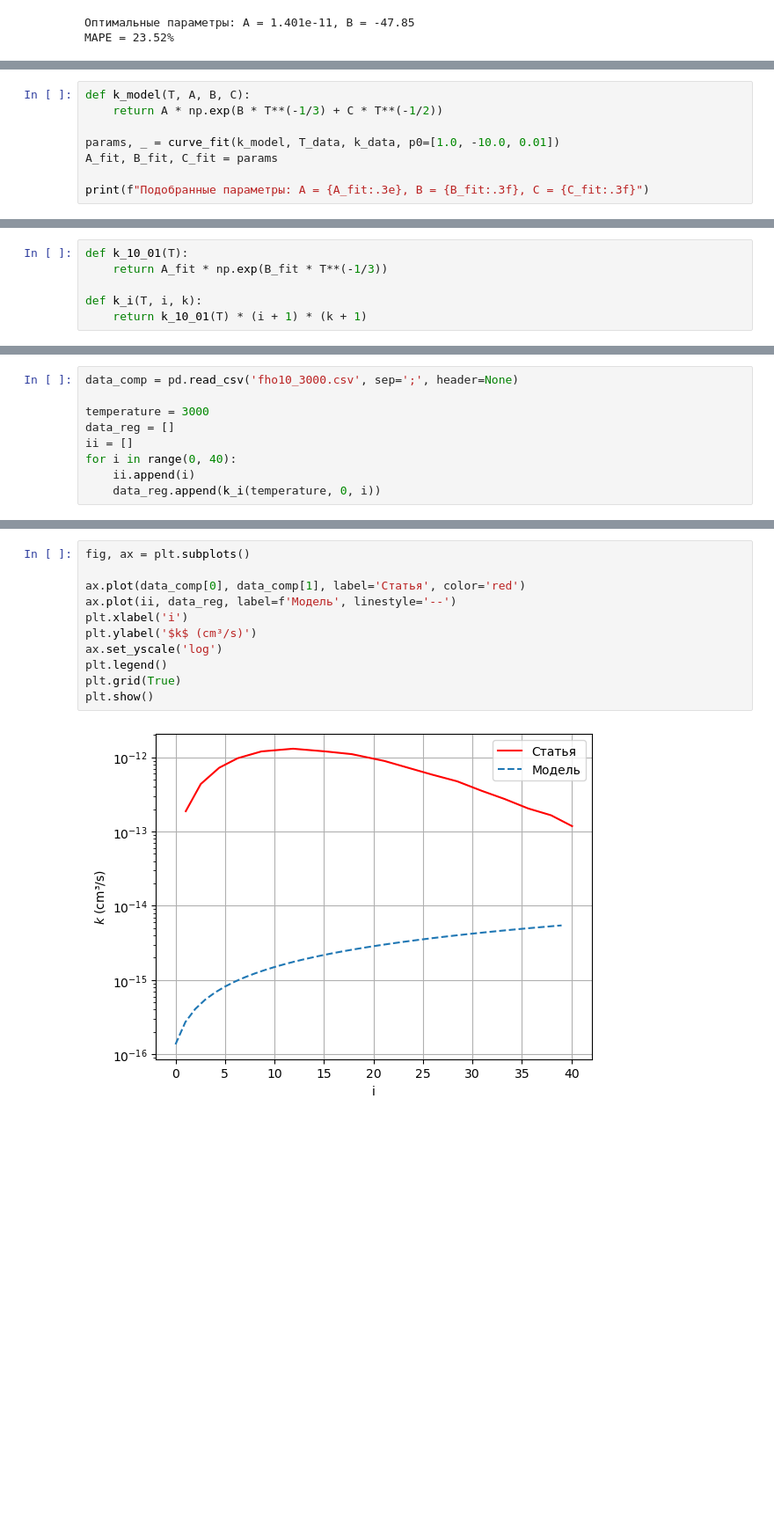
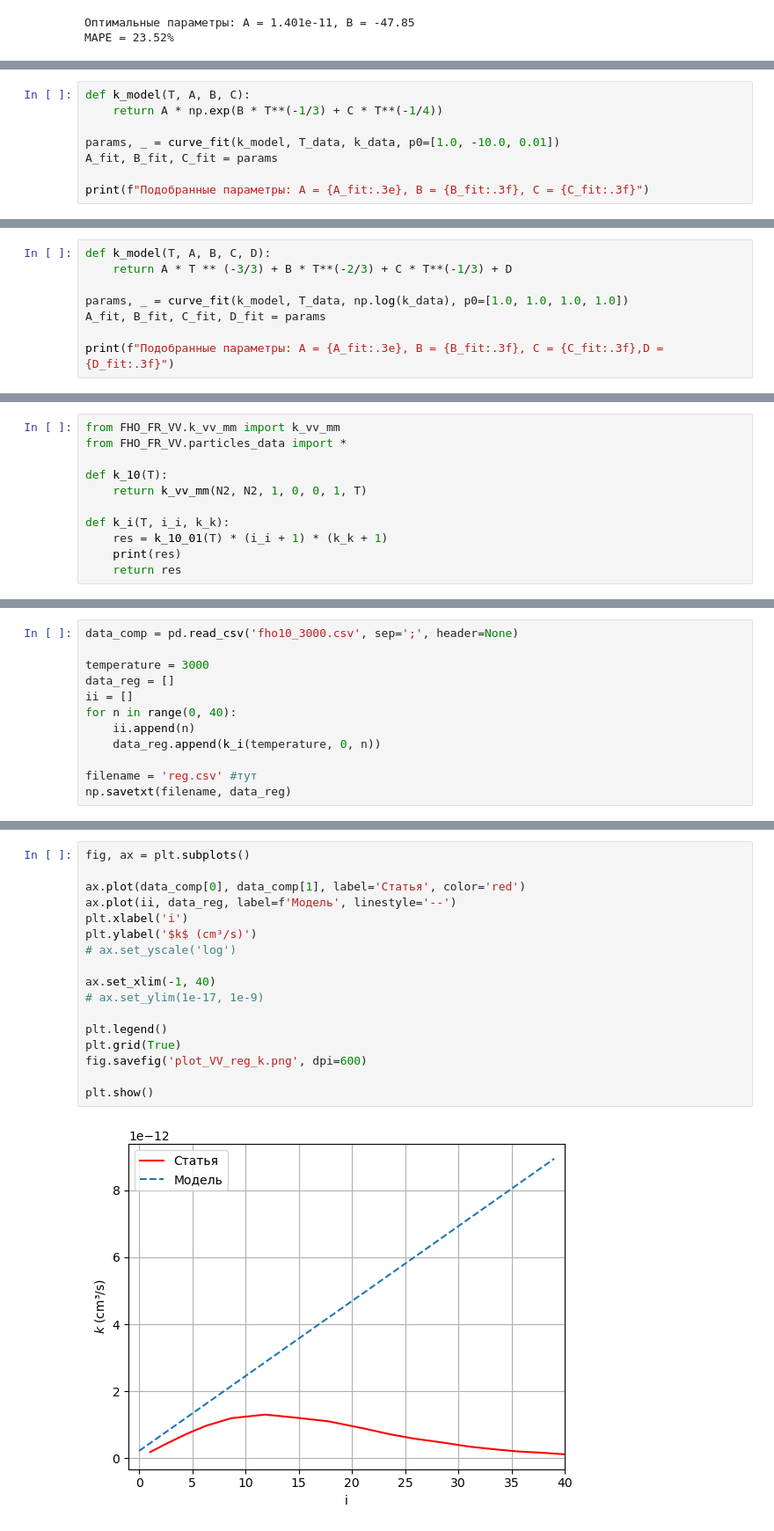
Before and after one commit to st107958/fho_gen, a Jupyter notebook: reg/regression.ipynb, the cells around one changed output, grey strips where cells are left out. Shown at 88% size. Drawn from its saved outputs; the diff is of its cells as text; blank space fills up the shorter version.

```diff
--- a/reg/regression.ipynb
+++ b/reg/regression.ipynb
@@ -41,6 +57,6 @@ print(f"Подобранные параметры: A = {A_fit:.3e}, B = {B_fit:.
 # %%
 def k_model(T, A, B, C):
-    return A * np.exp(B * T**(-1/3) + C * T**(-1/2))
+    return A * np.exp(B * T**(-1/3) + C * T**(-1/4))
 
 params, _ = curve_fit(k_model, T_data, k_data, p0=[1.0, -10.0, 0.01])
 A_fit, B_fit, C_fit = params
@@ -80,0 +127,8 @@ print(f"Подобранные параметры: A = {A_fit:.3e}, B = {N_fit:.
+# %%
+def k_model(T, A, B, C, D):
+    return A * T ** (-3/3) + B * T**(-2/3) + C * T**(-1/3) + D
+
+params, _ = curve_fit(k_model, T_data, np.log(k_data), p0=[1.0, 1.0, 1.0, 1.0])
+A_fit, B_fit, C_fit, D_fit = params
+
+print(f"Подобранные параметры: A = {A_fit:.3e}, B = {B_fit:.3f}, C = {C_fit:.3f},D = {D_fit:.3f}")
@@ -105,8 +182,13 @@ MSE = 3.221e+229
 # %%
-def k_10_01(T):
-    return A_fit * np.exp(B_fit * T**(-1/3))
+from FHO_FR_VV.k_vv_mm import k_vv_mm
+from FHO_FR_VV.particles_data import *
 
-def k_i(T, i, k):
-    return k_10_01(T) * (i + 1) * (k + 1)
+def k_10(T):
+    return k_vv_mm(N2, N2, 1, 0, 0, 1, T)
+
+def k_i(T, i_i, k_k):
+    res = k_10_01(T) * (i_i + 1) * (k_k + 1)
+    print(res)
+    return res
 # %%
 n_points = 24
@@ -170,6 +290,9 @@ data_comp = pd.read_csv('fho10_3000.csv', sep=';', header=None)
 temperature = 3000
 data_reg = []
 ii = []
-for i in range(0, 40):
-    ii.append(i)
-    data_reg.append(k_i(temperature, 0, i))
+for n in range(0, 40):
+    ii.append(n)
+    data_reg.append(k_i(temperature, 0, n))
+
+filename = 'reg.csv' #тут
+np.savetxt(filename, data_reg)
@@ -176,13 +317,19 @@ for i in range(0, 40):
 # %%
 fig, ax = plt.subplots()
 
 ax.plot(data_comp[0], data_comp[1], label='Статья', color='red')
 ax.plot(ii, data_reg, label=f'Модель', linestyle='--')
 plt.xlabel('i')
 plt.ylabel('$k$ (cm³/s)')
-ax.set_yscale('log')
+# ax.set_yscale('log')
+
+ax.set_xlim(-1, 40)
+# ax.set_ylim(1e-17, 1e-9)
+
 plt.legend()
 plt.grid(True)
+fig.savefig('plot_VV_reg_k.png', dpi=600)
+
 plt.show()
 # %% [output]
-[figure, old version]
+[figure, new version]
```
Also changed, not shown: parts of 15 cells of this notebook, 27 other files.
